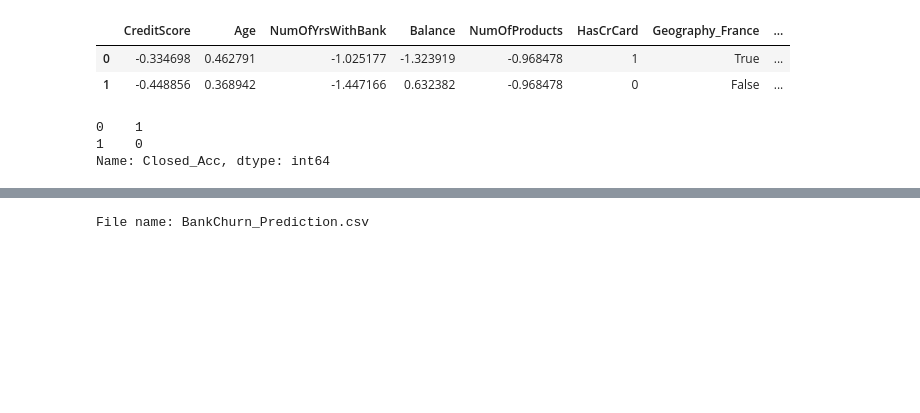
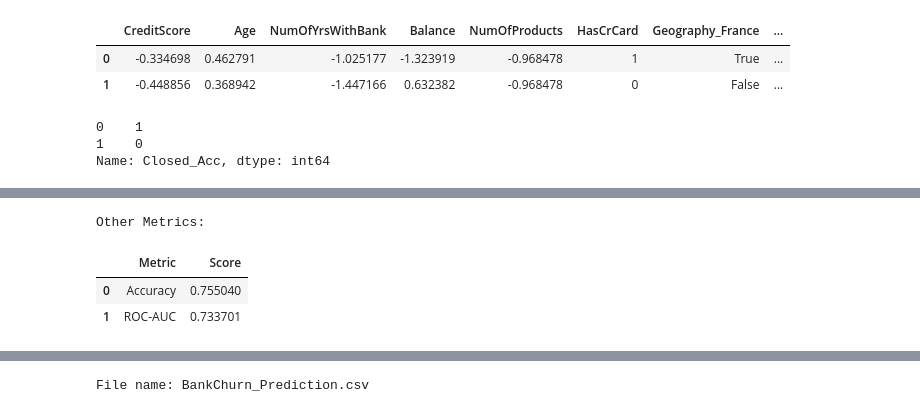
Before and after one commit to AdityaSreevatsaK/DS-ML-Playground, a Jupyter notebook: c. Jupyter Notebooks/Bank Churn.ipynb, the cells around one changed output, grey strips where cells are left out. Cells and saved outputs as stored; diff of their text form; code cells hidden in the pictures; blank space fills up the shorter version.

```diff
--- a/c. Jupyter Notebooks/Bank Churn.ipynb
+++ b/c. Jupyter Notebooks/Bank Churn.ipynb
@@ -225,2 +235,19 @@ plt.show()
+# %%
+accuracy = accuracy_score(y_test, y_test_pred)
+auc = roc_auc_score(y_test, y_prob)
+# Tablular format for accuracy and AUC.
+metrics = {
+    'Metric': ['Accuracy', 'ROC-AUC'],
+    'Score': [accuracy, auc]
+}
+metrics_df = pd.DataFrame(metrics)
+
+print("Other Metrics:")
+display(metrics_df)
+# %% [output]
+Other Metrics:
+|  | Metric | Score |
+| 0 | Accuracy | 0.755040 |
+| 1 | ROC-AUC | 0.733701 |
 # %%
 y_test_prob = best_knn.predict_proba(X_test_scaled)
```
Also changed, not shown: parts of 11 cells of this notebook, 2 other files.
